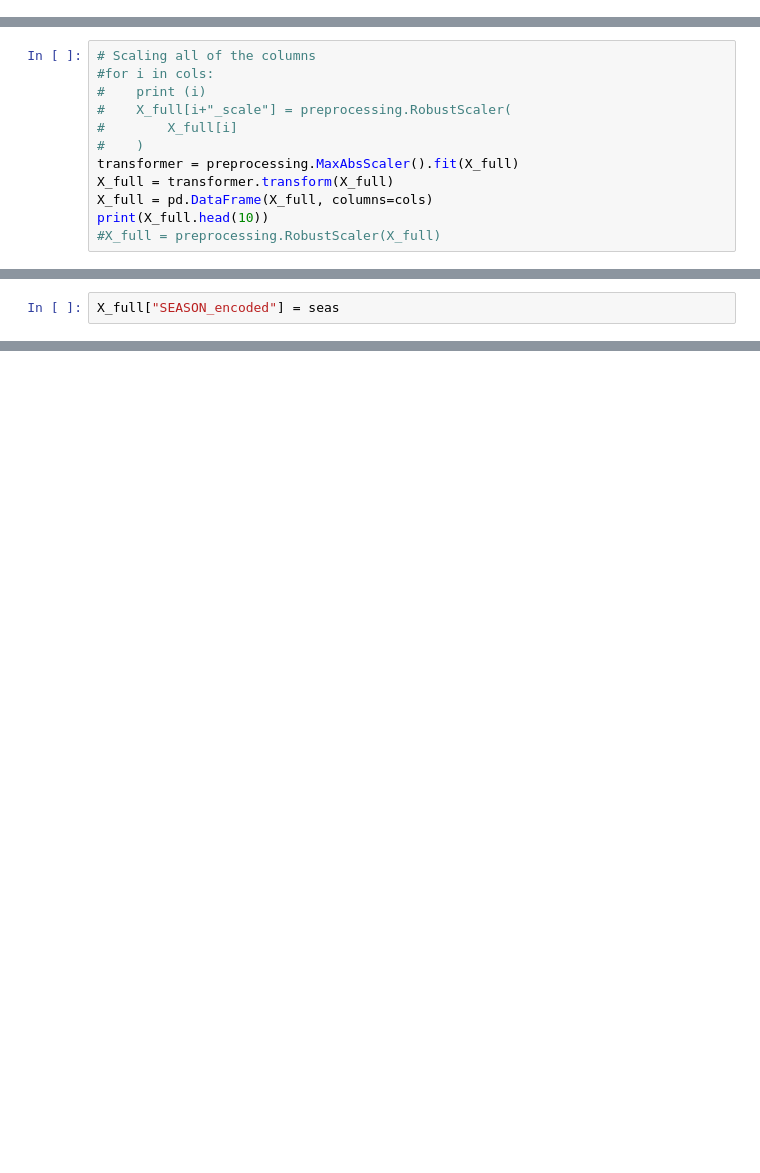
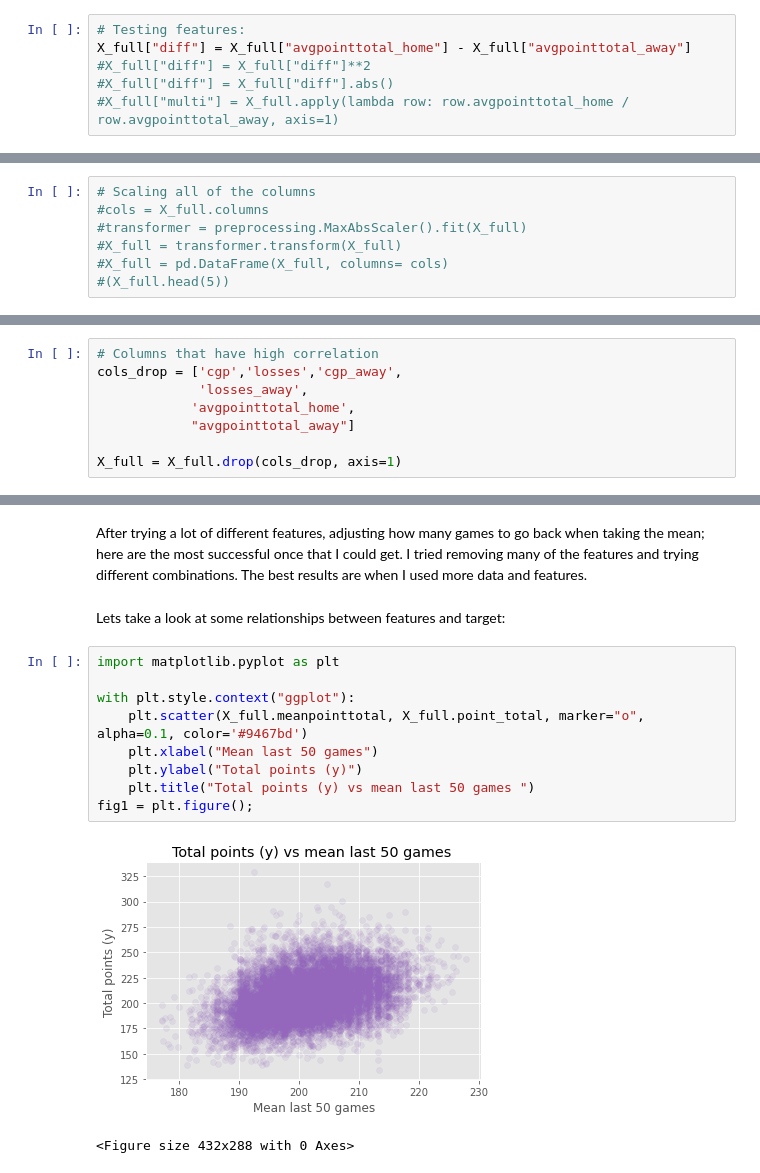
Before and after one commit to PerryGraham/Betting-Model-NBA, a Jupyter notebook: try more data.ipynb, the cells around one changed output, grey strips where cells are left out. Saved outputs shown, nothing was run; the diff lists cells and outputs as text; blank space fills up the shorter version.

```diff
--- a/try more data.ipynb
+++ b/try more data.ipynb
@@ -37,0 +178,6 @@ cols = X_full.columns
+# %%
+# Testing features:
+X_full["diff"] = X_full["avgpointtotal_home"] - X_full["avgpointtotal_away"]
+#X_full["diff"] = X_full["diff"]**2
+#X_full["diff"] = X_full["diff"].abs()
+#X_full["multi"] = X_full.apply(lambda row: row.avgpointtotal_home / row.avgpointtotal_away, axis=1)
@@ -38,12 +231,7 @@ cols = X_full.columns
 # %%
 # Scaling all of the columns
-#for i in cols:
-#    print (i)
-#    X_full[i+"_scale"] = preprocessing.RobustScaler(
-#        X_full[i]
-#    )
-transformer = preprocessing.MaxAbsScaler().fit(X_full)
-X_full = transformer.transform(X_full)
-X_full = pd.DataFrame(X_full, columns=cols)
-print(X_full.head(10))
-#X_full = preprocessing.RobustScaler(X_full)
+#cols = X_full.columns
+#transformer = preprocessing.MaxAbsScaler().fit(X_full)
+#X_full = transformer.transform(X_full)
+#X_full = pd.DataFrame(X_full, columns= cols)
+#(X_full.head(5))
@@ -70,0 +251,8 @@ print(X_full.head(10))
+# %%
+# Columns that have high correlation
+cols_drop = ['cgp','losses','cgp_away',
+             'losses_away',
+            'avgpointtotal_home',
+            "avgpointtotal_away"]
+
+X_full = X_full.drop(cols_drop, axis=1)
@@ -79,2 +268,0 @@ print(X_full.shape)
-# %%
-X_full["SEASON_encoded"] = seas
@@ -196,0 +286,16 @@ Index([             'point_average_last10',
+# %% [markdown]
+After trying a lot of different features, adjusting how many games to go back when taking the mean; here are the most successful once that I could get. I tried removing many of the features and trying different combinations. The best results are when I used more data and features.
+# %% [markdown]
+Lets take a look at some relationships between features and target:
+# %%
+import matplotlib.pyplot as plt
+
+with plt.style.context("ggplot"):
+    plt.scatter(X_full.meanpointtotal, X_full.point_total, marker="o", alpha=0.1, color='#9467bd')
+    plt.xlabel("Mean last 50 games")
+    plt.ylabel("Total points (y)")
+    plt.title("Total points (y) vs mean last 50 games ")
+fig1 = plt.figure();
+# %% [output]
+[figure, added]
+<Figure size 432x288 with 0 Axes>
```
Also changed, not shown: parts of 81 cells of this notebook.
